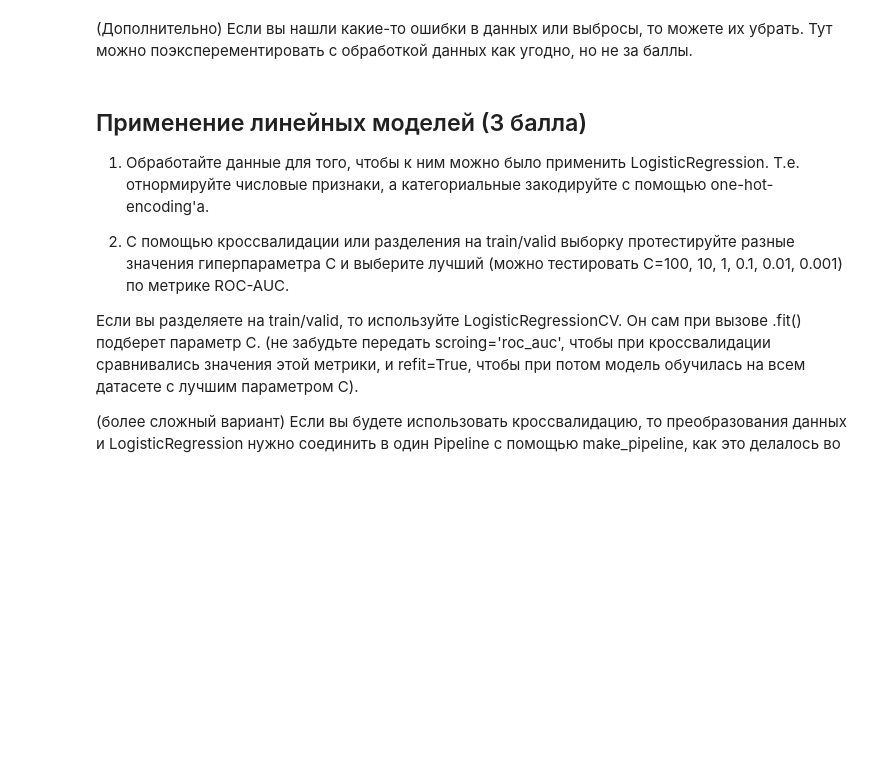
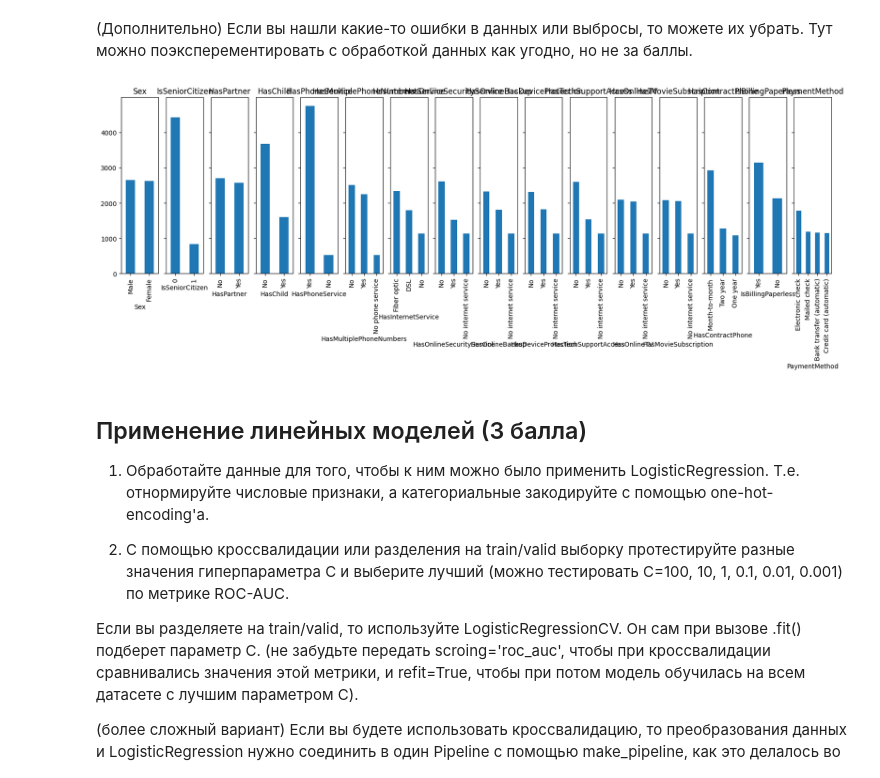
Before and after one commit to starkhv70/dl_course_2023, a Jupyter notebook: 8-homework/hw_kaggle.ipynb, the cells around one changed output. Saved outputs shown, nothing was run; the diff lists cells and outputs as text; code cells hidden in the pictures; blank space fills up the shorter version.

```diff
--- a/8-homework/hw_kaggle.ipynb
+++ b/8-homework/hw_kaggle.ipynb
@@ -205,3 +225,10 @@ dtype: int64
+# %%
+# fig, axs = plt.subplots(1, 3, figsize=(9, 3), sharey=True)
+fig, ax = plt.subplots(1, len(cat_cols), figsize=(20, 5), sharey=True)
+for i, categorical_feature in enumerate(data[cat_cols]):
+    data[categorical_feature].value_counts().plot(kind="bar", ax=ax[i]).set_title(categorical_feature)
+# %% [output]
+[figure, added]
 # %% [markdown]
 ## Применение линейных моделей (3 балла)
 
```
Also changed, not shown: parts of 7 cells of this notebook.
